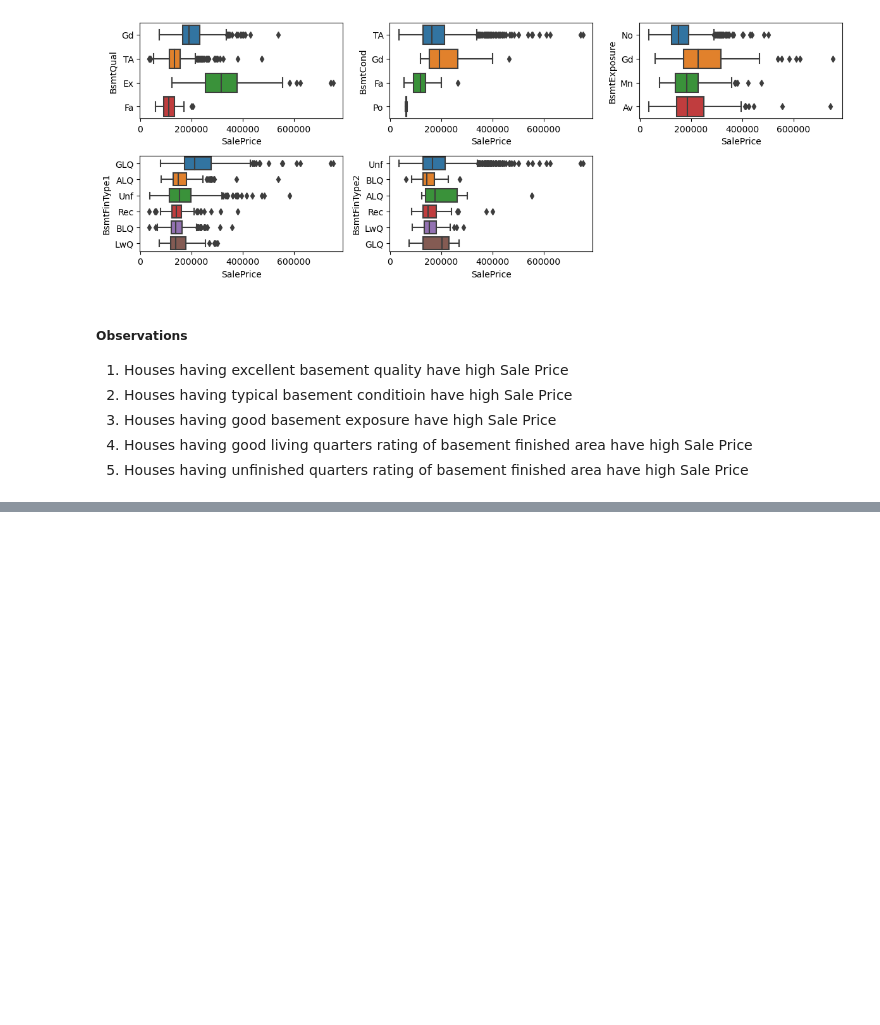
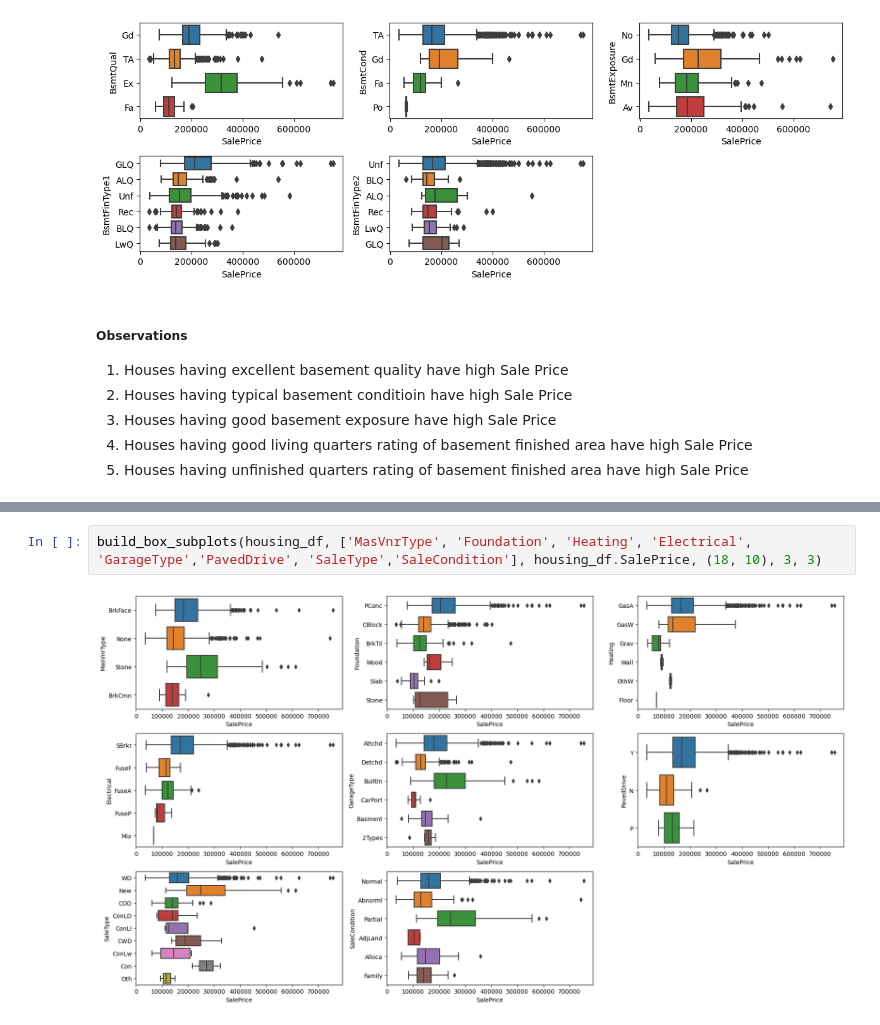
Before and after one commit to sanskar752000/Hosusing-Price-Australia-Prediction-Model, a Jupyter notebook: Surprise_housing_advance_regression.ipynb, the cells around one changed output, grey strips where cells are left out. Saved outputs shown, nothing was run; the diff lists cells and outputs as text; blank space fills up the shorter version.

```diff
--- a/Surprise_housing_advance_regression.ipynb
+++ b/Surprise_housing_advance_regression.ipynb
@@ -474,0 +536,4 @@ build_box_subplots(housing_df, basement_features, housing_df.SalePrice, (12, 6),
+# %%
+build_box_subplots(housing_df, ['MasVnrType', 'Foundation', 'Heating', 'Electrical', 'GarageType','PavedDrive', 'SaleType','SaleCondition'], housing_df.SalePrice, (18, 10), 3, 3)
+# %% [output]
+[figure, added]
```
Also changed, not shown: parts of 23 cells of this notebook.
